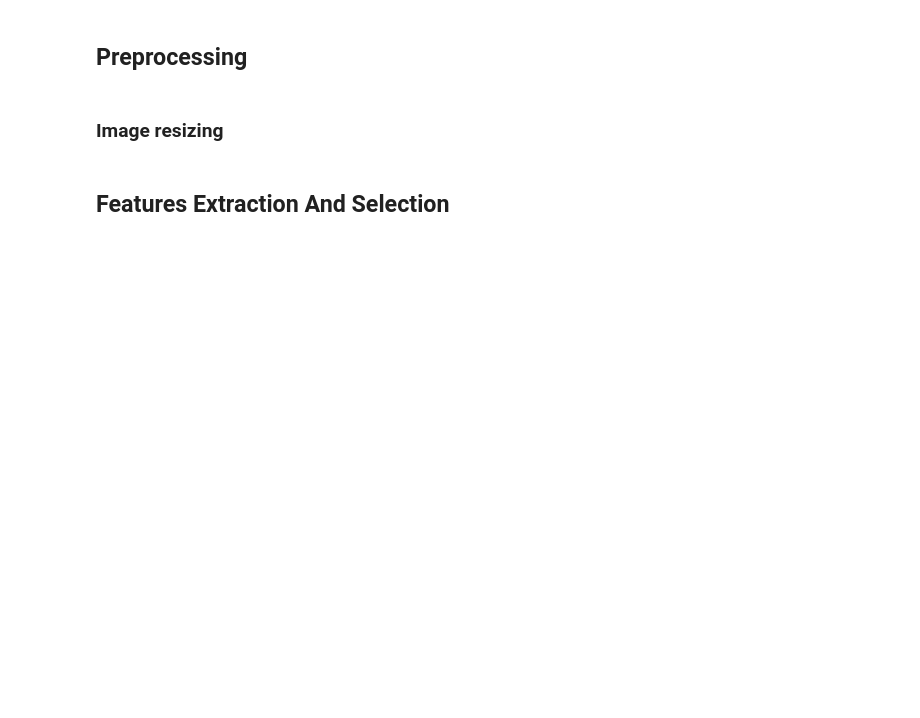
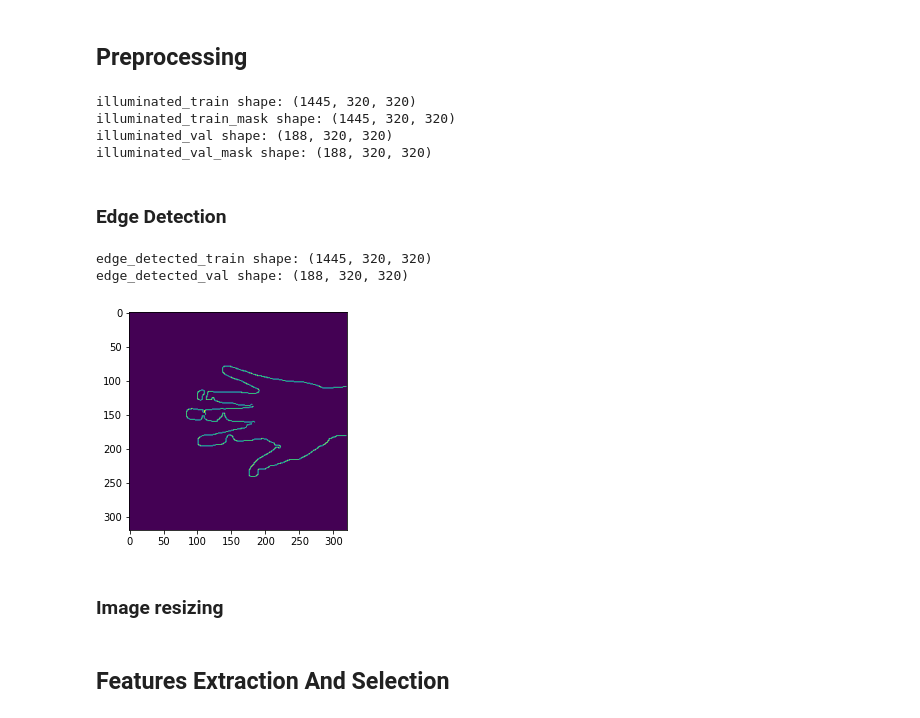
Before and after one commit to MostafaAshraf98/Project-Pattern-Recognition, a Jupyter notebook: main.ipynb, the cells around one changed output. Drawn from its saved outputs; the diff is of its cells as text; code cells hidden in the pictures; blank space fills up the shorter version.

```diff
--- a/main.ipynb
+++ b/main.ipynb
@@ -58,8 +66,29 @@ print(f"illuminated_train shape: {illuminated_train.shape}")
 print(f"illuminated_train_mask shape: {illuminated_train_mask.shape}")
 print(f"illuminated_val shape: {illuminated_val.shape}")
 print(f"illuminated_val_mask shape: {illuminated_val_mask.shape}")
-plt.imshow(illuminated_train[index])
-plt.show()
+# %% [output]
+illuminated_train shape: (1445, 320, 320)
+illuminated_train_mask shape: (1445, 320, 320)
+illuminated_val shape: (188, 320, 320)
+illuminated_val_mask shape: (188, 320, 320)
+# %% [markdown]
+### Edge Detection
+# %%
+edge_detection = EdgeDetection(method="canny")
+edge_detected_train = edge_detection.process(illuminated_train)
+edge_detected_val = edge_detection.process(illuminated_val)
+
+print(f"edge_detected_train shape: {edge_detected_train.shape}")
+print(f"edge_detected_val shape: {edge_detected_val.shape}")
+# %% [output]
+edge_detected_train shape: (1445, 320, 320)
+edge_detected_val shape: (188, 320, 320)
+# %%
+index = np.random.randint(0, len(edge_detected_train))
+plt.imshow(edge_detected_train[index])
+plt.show()
+# %% [output]
+[figure, added]
 # %% [markdown]
 ### Image resizing
 # %%
```
Also changed, not shown: parts of 9 cells of this notebook, 4 other files.
